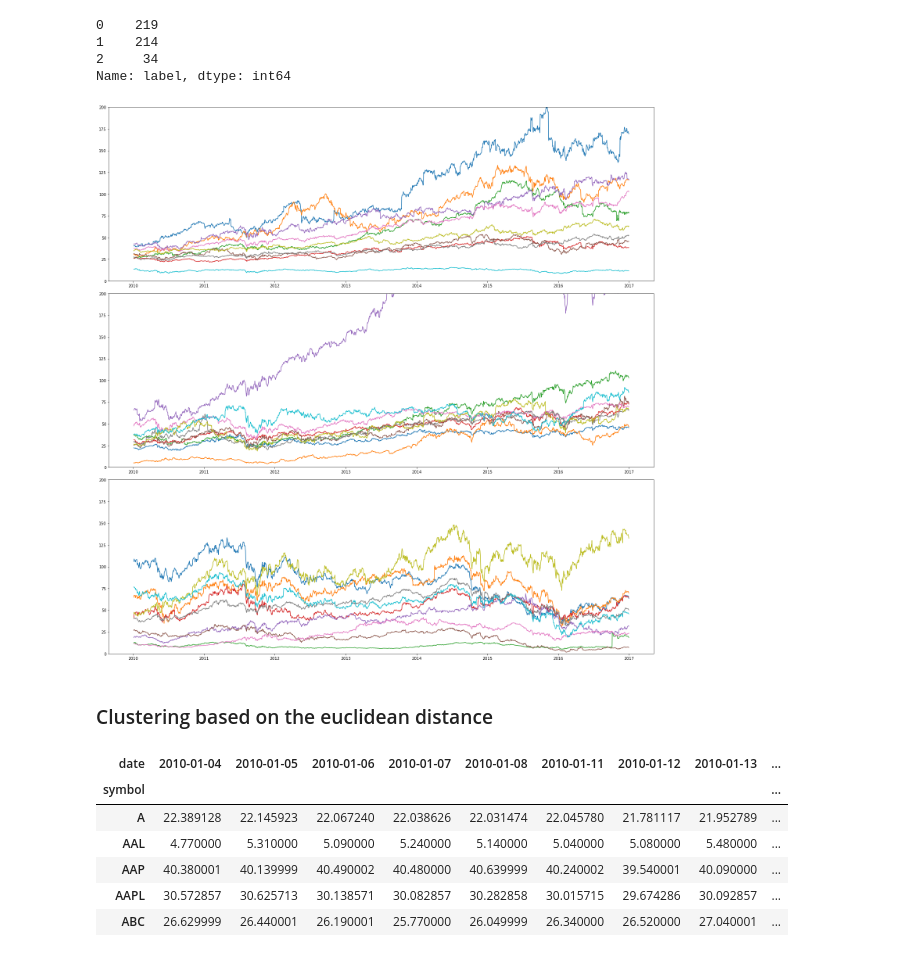
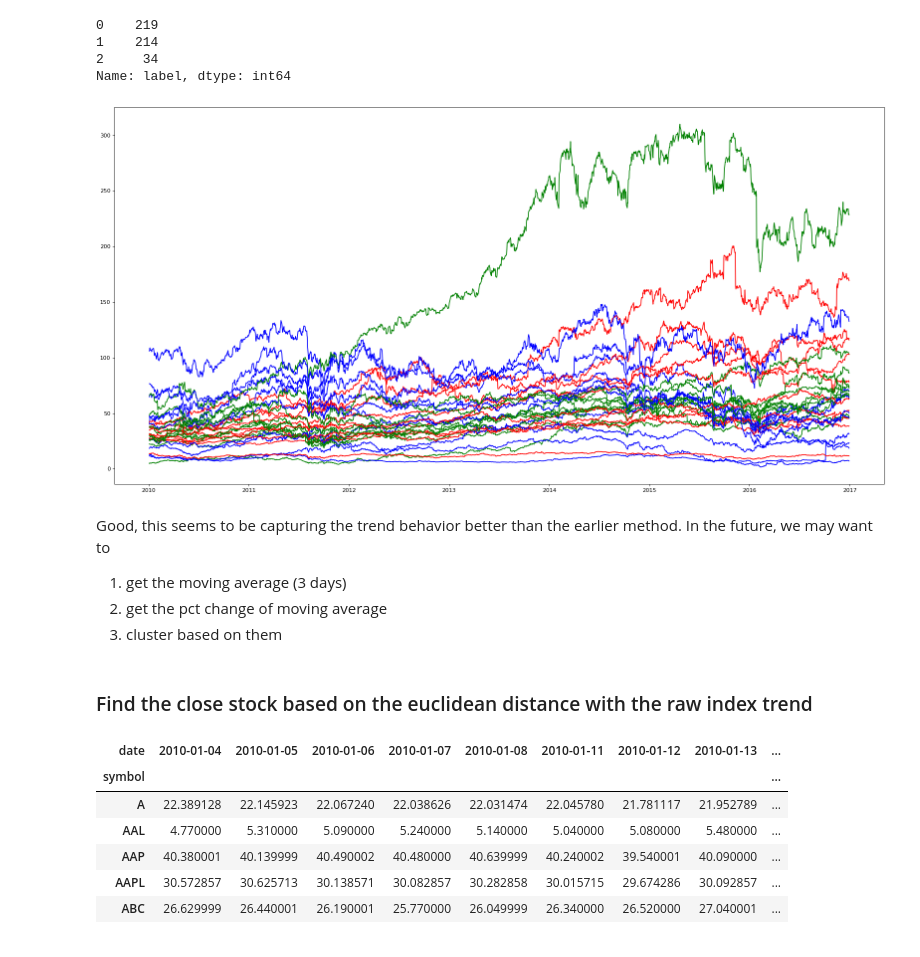
Before and after one commit to gihonglee/Stock_Analysis, a Jupyter notebook: main.ipynb, the cells around one changed output. Saved outputs shown, nothing was run; the diff lists cells and outputs as text; code cells hidden in the pictures.

```diff
--- a/main.ipynb
+++ b/main.ipynb
@@ -478,7 +482,8 @@ df_kmean.head(5)
 | ABC | 26.629999 | 26.440001 | 26.190001 | 25.770000 | 26.049999 | 26.340000 | 26.520000 | 27.040001 | ... |
 5 rows × 1763 columns
 # %%
-fig, axs = plt.subplots(3, 1,figsize = (20,20))
+from matplotlib.pyplot import figure
+figure(figsize=(20, 6), dpi=80)
 for j in range(6):
     for i in range(3):
         df_temp = df_kmean[df_kmean['label'] == i ]
@@ -487,7 +492,10 @@ for j in range(6):
         x = pd.to_datetime(x)
         y = df_temp.values[j]
         y = y[0:-1]
-        axs[i].set_ylim([0, 200])
-        axs[i].plot(x, y)
-fig.tight_layout()
+        if i == 0:
+            plt.plot(x,y, color = 'red')
+        elif i == 1:
+            plt.plot(x,y, color = 'green')
+        elif i == 2:
+            plt.plot(x,y, color = 'blue')
 # %% [output]
@@ -536,22 +551,32 @@ df_kmean['label'].value_counts()
 2     34
 Name: label, dtype: int64
 # %%
-fig, axs = plt.subplots(3, 1,figsize = (20,20))
+from matplotlib.pyplot import figure
+figure(figsize=(20, 10), dpi=80)
 for j in range(10):
     for i in range(3):
         df_temp = df_kmean[df_kmean['label'] == i ]
         x = df_temp.columns
         x = x.drop('label')
         x = pd.to_datetime(x)
         y = df_temp.values[j]
         y = y[:-1]
-        axs[i].set_ylim([0, 200])
-        axs[i].plot(x, y)
+        if i == 0:
+            plt.plot(x,y, color = 'red')
+        elif i == 1:
+            plt.plot(x,y, color = 'green')
+        elif i == 2:
+            plt.plot(x,y, color = 'blue')
 plt.tight_layout()
 # %% [output]
-[figure, old version]
+[figure, new version]
+# %% [markdown]
+Good, this seems to be capturing the trend behavior better than the earlier method. In the future, we may want to
+1) get the moving average (3 days)
+2) get the pct change of moving average
+3) cluster based on them
 # %% [markdown]
-### Clustering based on the euclidean distance
+### Find the close stock based on the euclidean distance with the raw index trend
 # %%
 df = df.sort_values(by = ['symbol','date'])
 df_ed = pd.pivot_table(df,'close','symbol','date')
```
Also changed, not shown: parts of 29 cells of this notebook.
